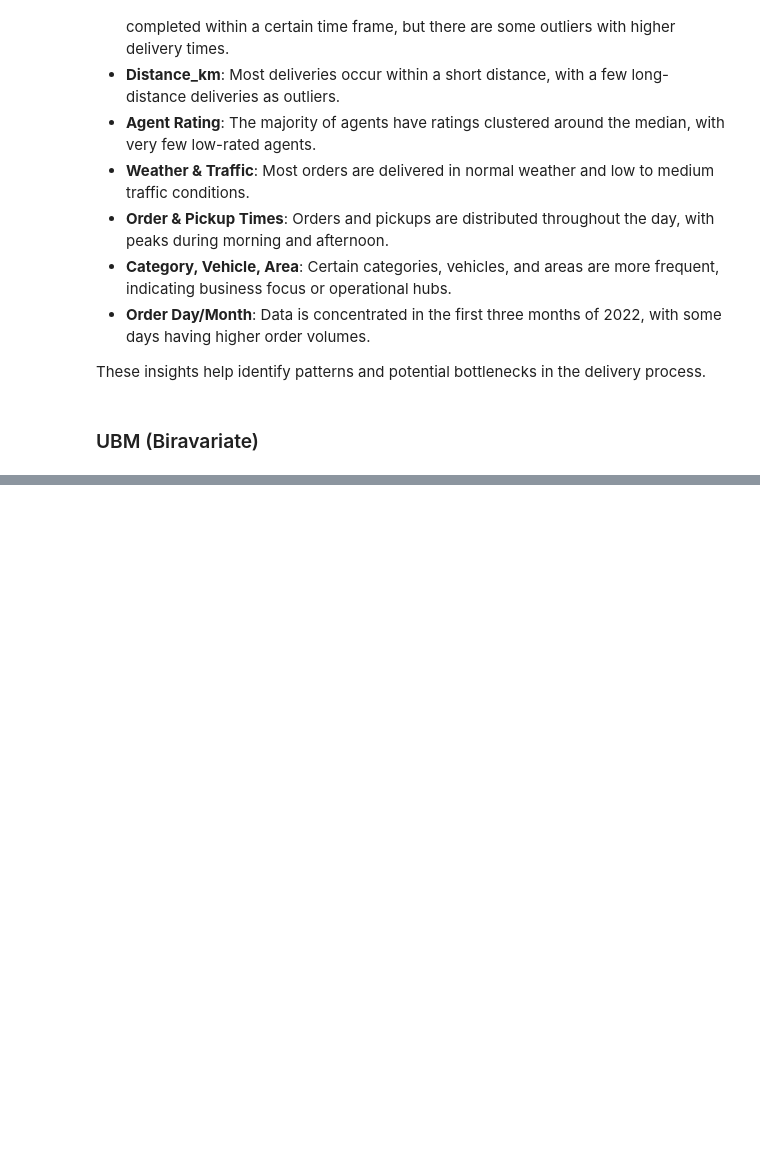
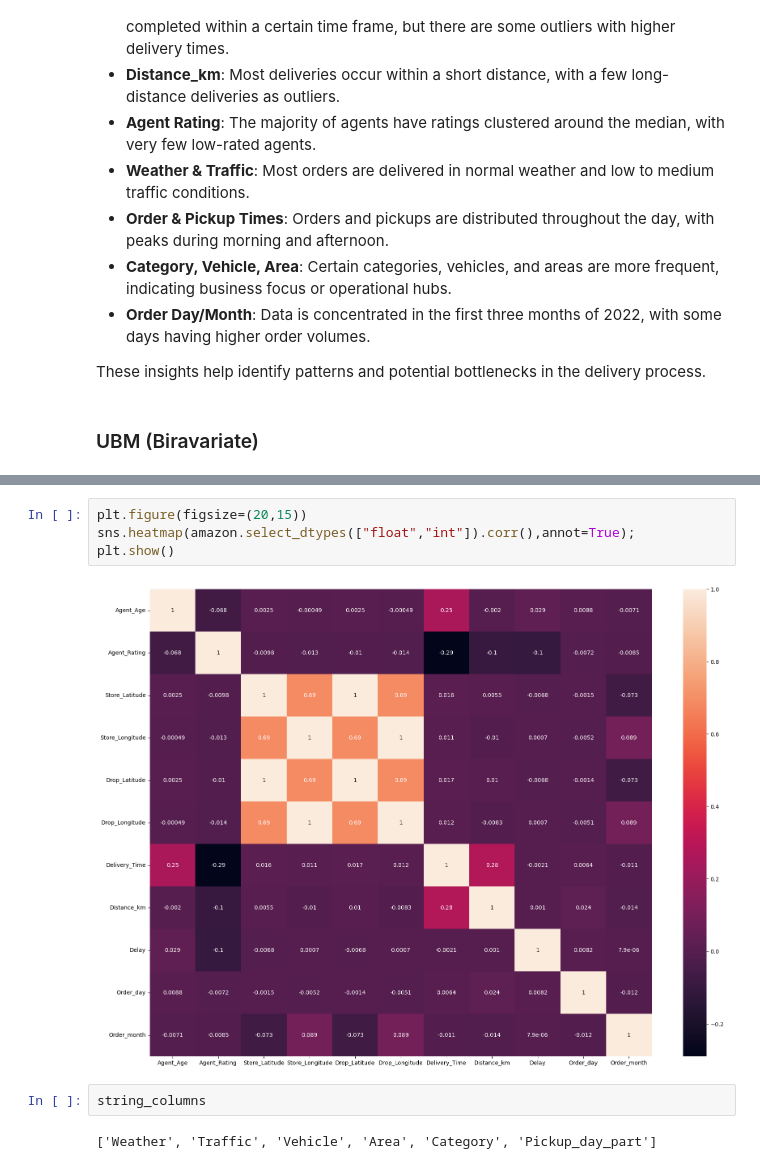
Before and after one commit to sushantkas/Project-3, a Jupyter notebook: EDA.ipynb, the cells around one changed output, grey strips where cells are left out. Drawn from its saved outputs; the diff is of its cells as text; blank space fills up the shorter version.

```diff
--- a/EDA.ipynb
+++ b/EDA.ipynb
@@ -990,0 +1018,10 @@ These insights help identify patterns and potential bottlenecks in the delivery
+# %%
+plt.figure(figsize=(20,15))
+sns.heatmap(amazon.select_dtypes(["float","int"]).corr(),annot=True);
+plt.show()
+# %% [output]
+[figure, added]
+# %%
+string_columns
+# %% [output]
+['Weather', 'Traffic', 'Vehicle', 'Area', 'Category', 'Pickup_day_part']
```
Also changed, not shown: parts of 25 cells of this notebook, 2 other files.
